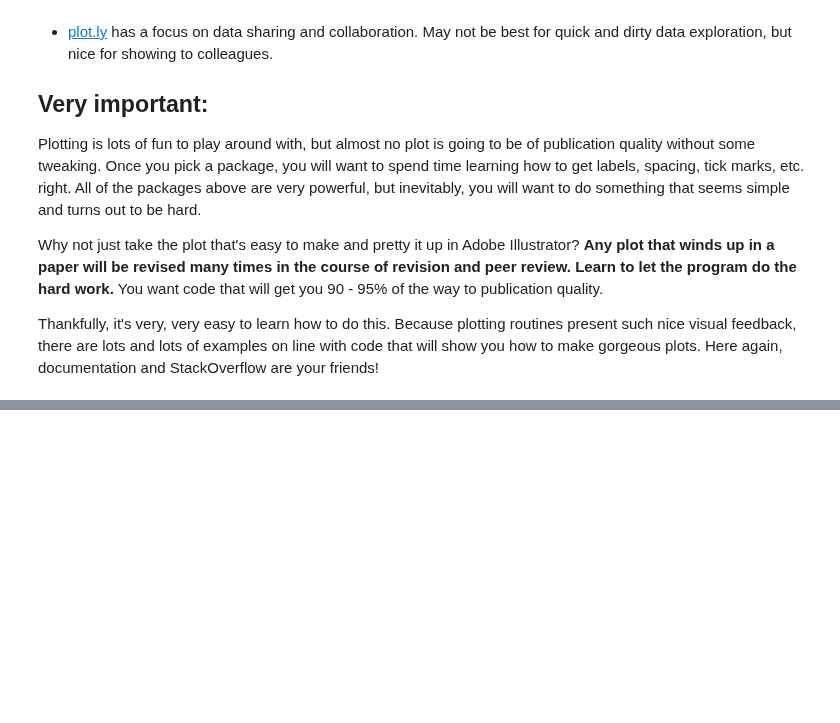
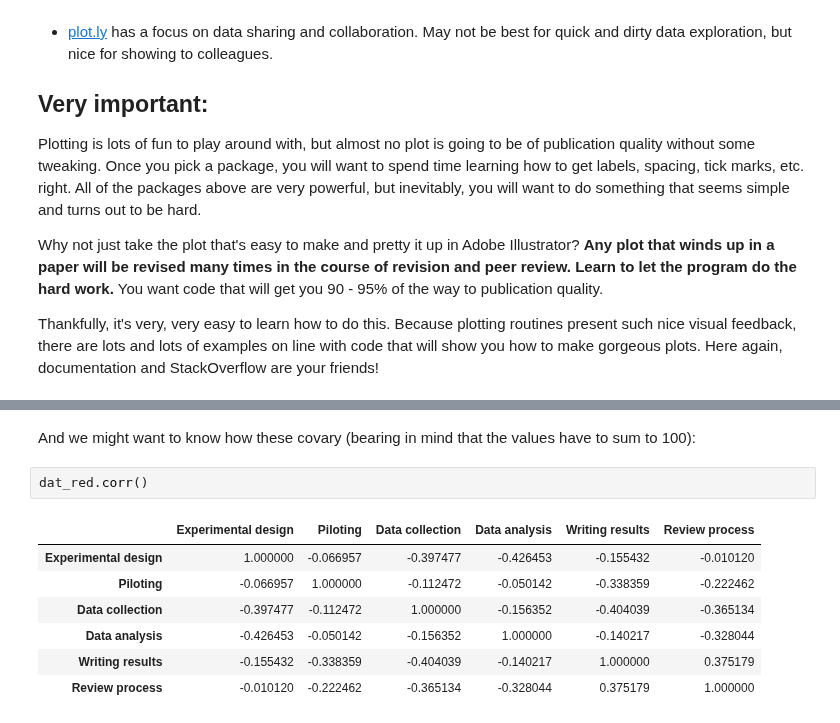
Before and after one commit to jmxpearson/DIBS_materials, a Jupyter notebook: python/Basic Data Analysis.ipynb, the cells around one changed output, grey strips where cells are left out. Cells and saved outputs as stored; diff of their text form; blank space fills up the shorter version.

```diff
--- a/python/Basic Data Analysis.ipynb
+++ b/python/Basic Data Analysis.ipynb
@@ -582,0 +678,12 @@ Thankfully, it's very, very easy to learn how to do this. Because plotting routi
+# %% [markdown]
+And we might want to know how these covary (bearing in mind that the values have to sum to 100):
+# %%
+dat_red.corr()
+# %% [output]
+|  | Experimental design | Piloting | Data collection | Data analysis | Writing results | Review process |
+| Experimental design | 1.000000 | -0.066957 | -0.397477 | -0.426453 | -0.155432 | -0.010120 |
+| Piloting | -0.066957 | 1.000000 | -0.112472 | -0.050142 | -0.338359 | -0.222462 |
+| Data collection | -0.397477 | -0.112472 | 1.000000 | -0.156352 | -0.404039 | -0.365134 |
+| Data analysis | -0.426453 | -0.050142 | -0.156352 | 1.000000 | -0.140217 | -0.328044 |
+| Writing results | -0.155432 | -0.338359 | -0.404039 | -0.140217 | 1.000000 | 0.375179 |
+| Review process | -0.010120 | -0.222462 | -0.365134 | -0.328044 | 0.375179 | 1.000000 |
```
Also changed, not shown: parts of 18 cells of this notebook, 1 other file.
